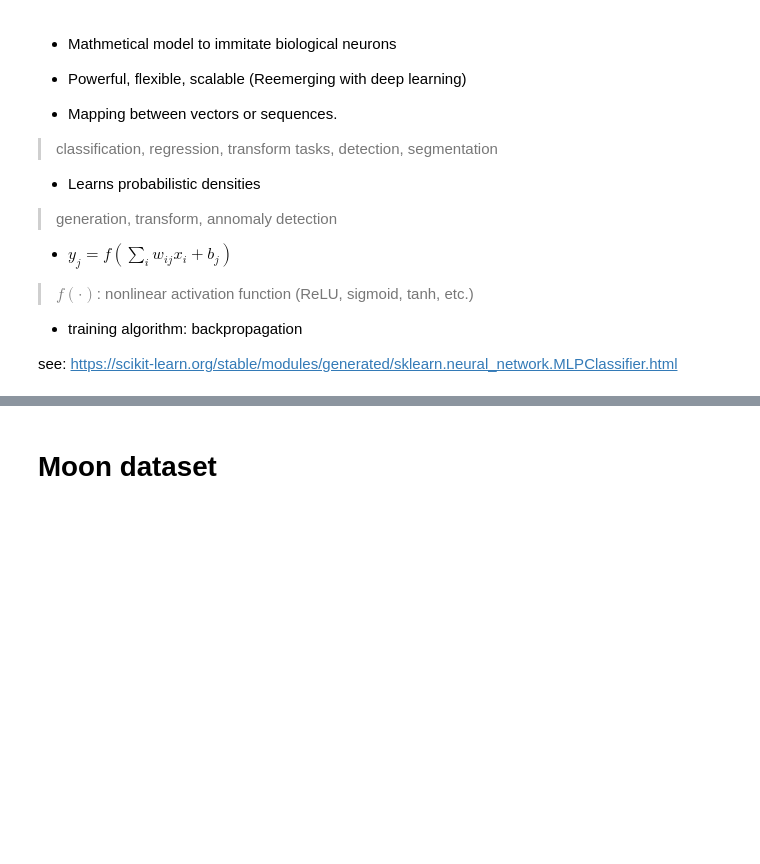
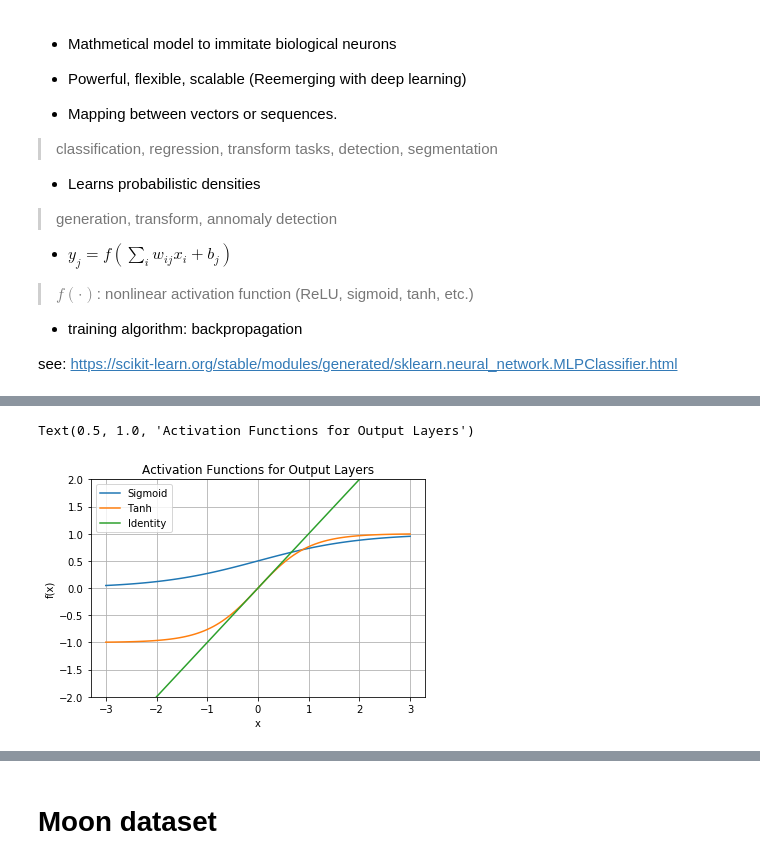
Before and after one commit to callee2006/MachineLearning, a Jupyter notebook: MLP_(scikit_learn).ipynb, the cells around one changed output, grey strips where cells are left out. Cells and saved outputs as stored; diff of their text form; code cells hidden in the pictures; blank space fills up the shorter version.

```diff
--- a/MLP_(scikit_learn).ipynb
+++ b/MLP_(scikit_learn).ipynb
@@ -75,6 +75,33 @@ display(mglearn.plots.plot_logistic_regression_graph())
 display(mglearn.plots.plot_single_hidden_layer_graph())
 # %% [output]
 [drawing not drawn]
+# %%
+# non-linearity functions (sigmoid, tanh, ReLU)
+
+# x coordinates from -3 to 3
+line = np.linspace(-3, 3, 100)
+#print("line =\n", line)
+
+# horizontal line
+plt.grid()
+plt.ylim(-2, 2)
+
+# sigmoid (logistic)
+plt.plot(line, [1/(1+np.exp(-x)) for x in line], label="Sigmoid")
+
+# tanh
+plt.plot(line, np.tanh(line), label="Tanh")
+
+# identity
+plt.plot(line, line, label="Identity")
+
+plt.legend(loc="best")
+plt.xlabel("x")
+plt.ylabel("f(x)")
+plt.title("Activation Functions for Output Layers")
+# %% [output]
+Text(0.5, 1.0, 'Activation Functions for Output Layers')
+[figure, added]
 # %%
 # non-linearity functions (sigmoid, tanh, ReLU)
 
```
Also changed, not shown: parts of 3 cells of this notebook.
